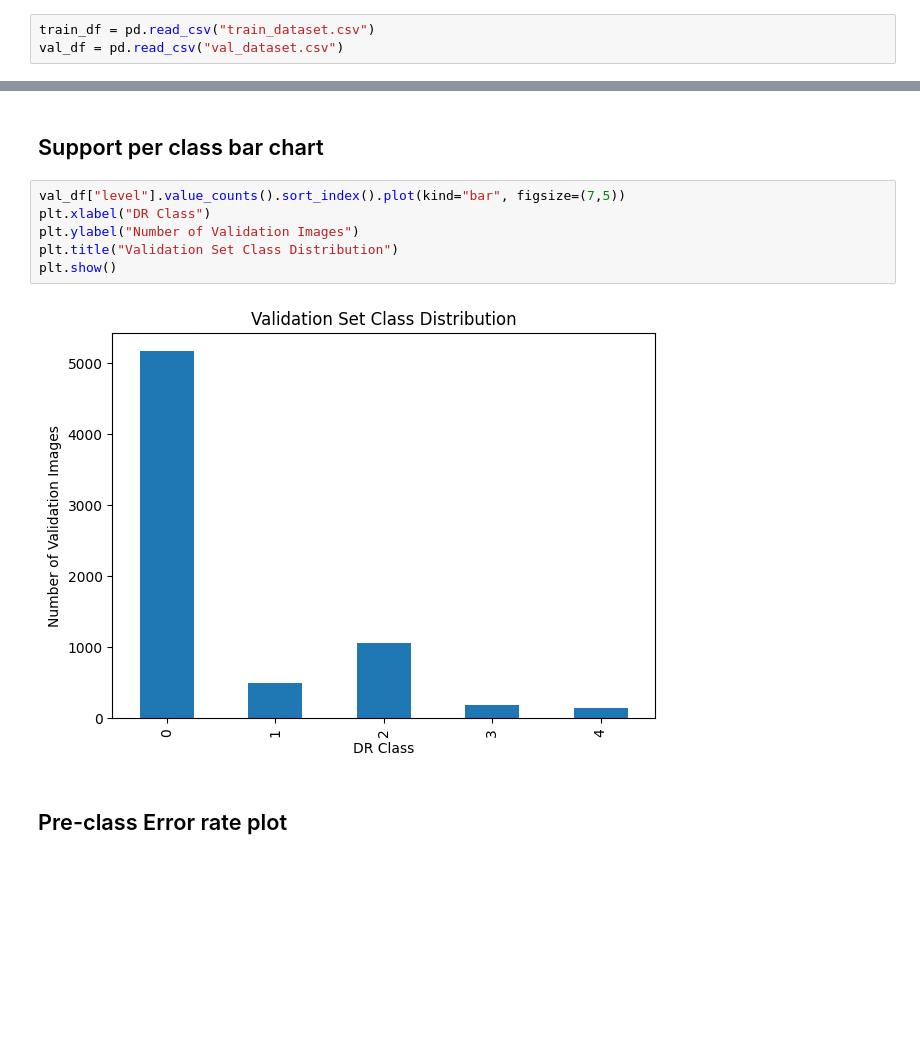
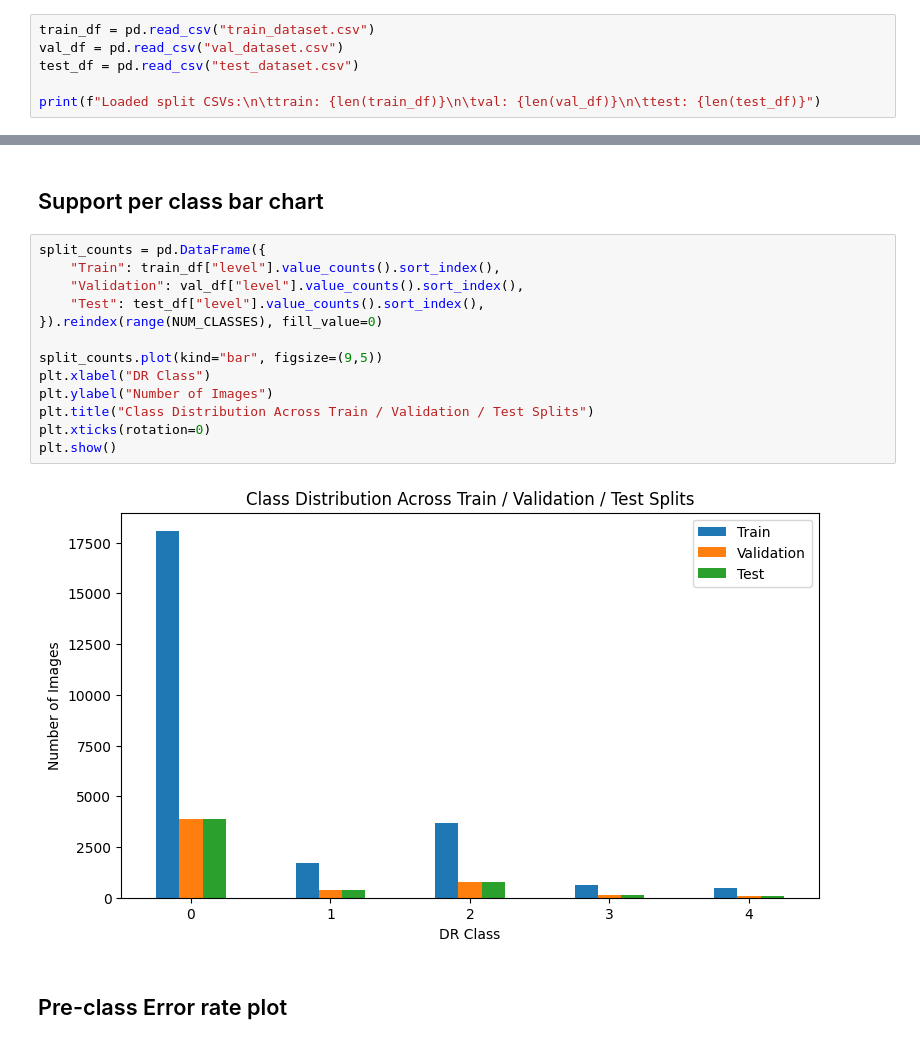
Before and after one commit to Tempest-Kohaku/Diabetic-Retinopathy-Grading-Group-34, a Jupyter notebook: AML Data Preprocessing.ipynb, the cells around one changed output, grey strips where cells are left out. Saved outputs shown, nothing was run; the diff lists cells and outputs as text; blank space fills up the shorter version.

Commit message:
Added train test validation split
added charts for test set and retrained model

```diff
--- a/AML Data Preprocessing.ipynb
+++ b/AML Data Preprocessing.ipynb
@@ -162,3 +195,6 @@ val_df.to_csv("val_dataset.csv", index=False)
 # %%
 train_df = pd.read_csv("train_dataset.csv")
 val_df = pd.read_csv("val_dataset.csv")
+test_df = pd.read_csv("test_dataset.csv")
+
+print(f"Loaded split CSVs:\n\ttrain: {len(train_df)}\n\tval: {len(val_df)}\n\ttest: {len(test_df)}")
@@ -950,13 +1039,20 @@ plt.show()
 # %% [markdown]
 ## Support per class bar chart
 # %%
-val_df["level"].value_counts().sort_index().plot(kind="bar", figsize=(7,5))
+split_counts = pd.DataFrame({
+    "Train": train_df["level"].value_counts().sort_index(),
+    "Validation": val_df["level"].value_counts().sort_index(),
+    "Test": test_df["level"].value_counts().sort_index(),
+}).reindex(range(NUM_CLASSES), fill_value=0)
+
+split_counts.plot(kind="bar", figsize=(9,5))
 plt.xlabel("DR Class")
-plt.ylabel("Number of Validation Images")
-plt.title("Validation Set Class Distribution")
+plt.ylabel("Number of Images")
+plt.title("Class Distribution Across Train / Validation / Test Splits")
+plt.xticks(rotation=0)
 plt.show()
 # %% [output]
-[figure, old version]
+[figure, new version]
 # %% [markdown]
 ## Pre-class Error rate plot
 # %%
```
Also changed, not shown: parts of 47 cells of this notebook.
